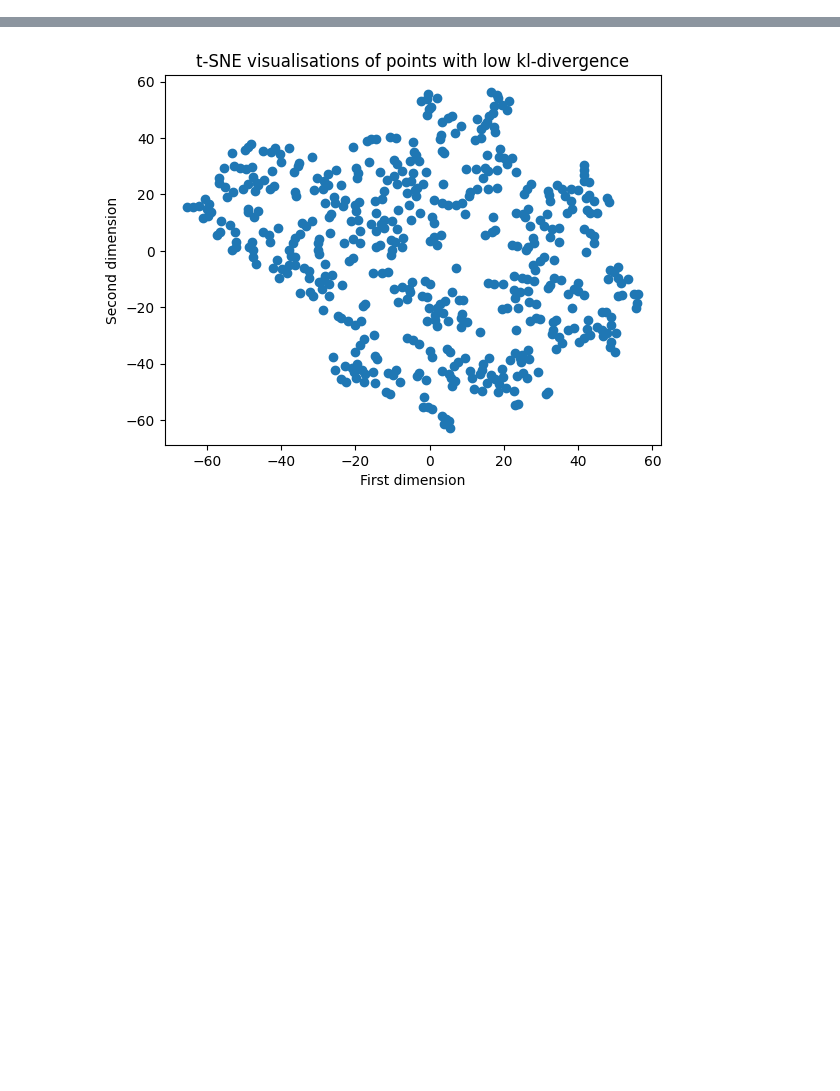
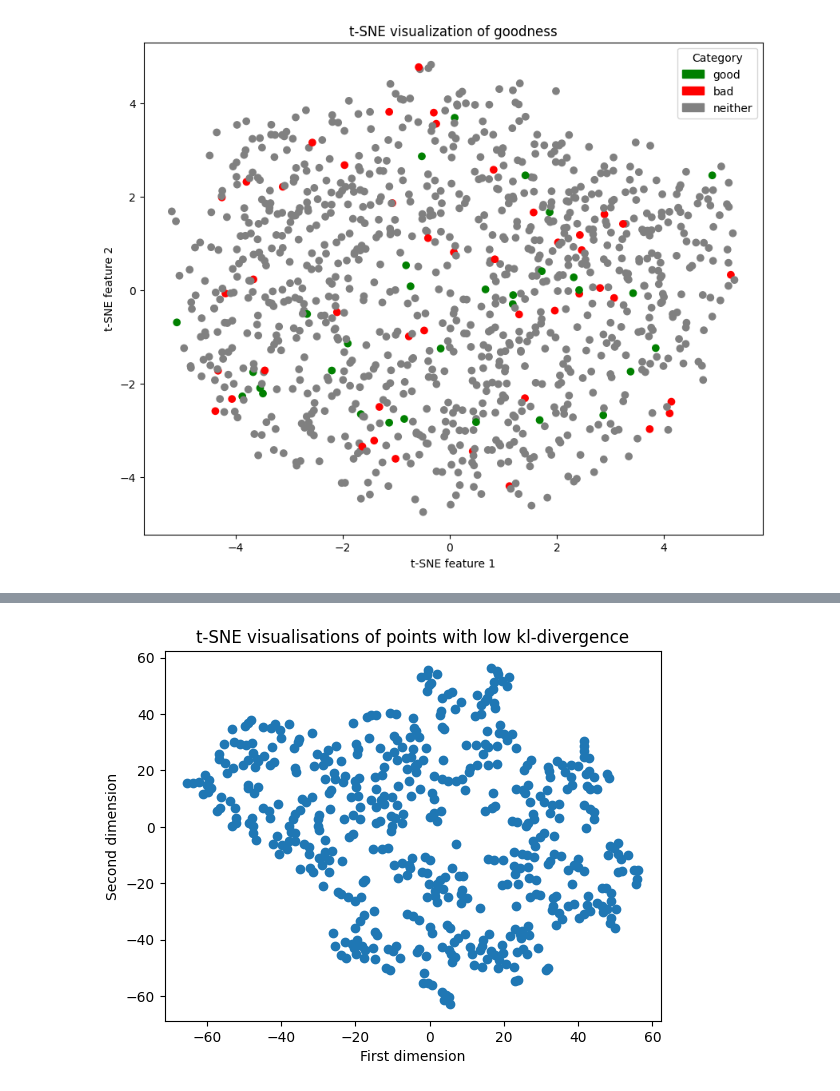
Before and after one commit to DESU-CLUB/markup2im, a Jupyter notebook: scripts/latent_visualisation.ipynb, the cells around one changed output, grey strips where cells are left out. Drawn from its saved outputs; the diff is of its cells as text; code cells hidden in the pictures; blank space fills up the shorter version.

Commit message:
visualization works, standardised random seed and included fid

```diff
--- a/scripts/latent_visualisation.ipynb
+++ b/scripts/latent_visualisation.ipynb
@@ -5,15 +24,19 @@ api = wandb.Api()
 # %%
+!pip install pandas
+!pip install scikit-learn matplotlib
 import pandas as pd
+import re
 run = api.run("randomwish/odys-latent/5ruhh3mc")
 data = []
 for i, row in run.history(samples=1000).iterrows(): #1000 because thats the size of molecules test set
-    print(row)
     data.append({
         "_timestamp":row["_timestamp"],
         "index": i,
+        "file_name":re.search(r'([^/\\]+)(?=\.[^./\\]+$)', row["path"]).group(1),
         "kl-div": row["kl-div"],
         "true-latent": row["true-latent"]["values"],
         "predicted-latent": row["predicted-latent"]["values"]
     })
 df = pd.DataFrame(data)
+df.head()
 # %% [output]
@@ -42,0 +83,36 @@ bottom_ten = df_sorted.tail(SIZE)
+# %%
+from sklearn.manifold import TSNE
+import matplotlib.pyplot as plt
+
+import numpy as np
+PERPLEXITY = 350
+
+df['goodness'] = df['file_name'].apply(
+    lambda x: 2 if x in good_file_names else (0 if x in bad_file_names else 1)
+)
+tsne = TSNE(n_components=2, random_state=42,perplexity=PERPLEXITY,method="exact")
+true_latent = np.array(df.loc[:]["true-latent"].tolist())
+pred_latent = np.array(df.loc[:]["predicted-latent"].tolist())
+latents = np.hstack((true_latent, pred_latent))
+latent_tsne = tsne.fit_transform(latents)
+color_map = {2: 'green', 0: 'red', 1: 'gray'}
+colors = df['goodness'].map(color_map)
+# %%
+import matplotlib.patches as mpatches
+
+plt.figure(figsize=(10, 8))
+plt.scatter(latent_tsne[:, 0], latent_tsne[:, 1], c=colors)
+plt.title('t-SNE visualization of goodness')
+plt.xlabel('t-SNE feature 1')
+plt.ylabel('t-SNE feature 2')
+legend_handles = [
+    mpatches.Patch(color='green', label='good'),
+    mpatches.Patch(color='red', label='bad'),
+    mpatches.Patch(color='gray', label='neither')
+]
+
+# Add the legend
+plt.legend(handles=legend_handles, title="Category")
+plt.show()
+# %% [output]
+[figure, added]
```
Also changed, not shown: parts of 7 cells of this notebook, 2 other files.
